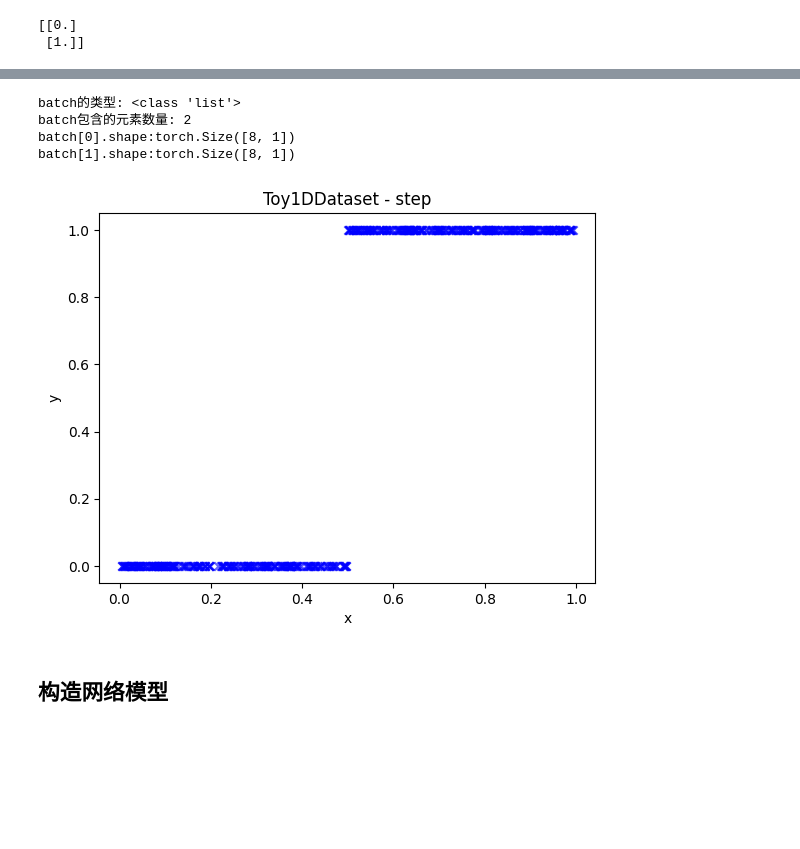
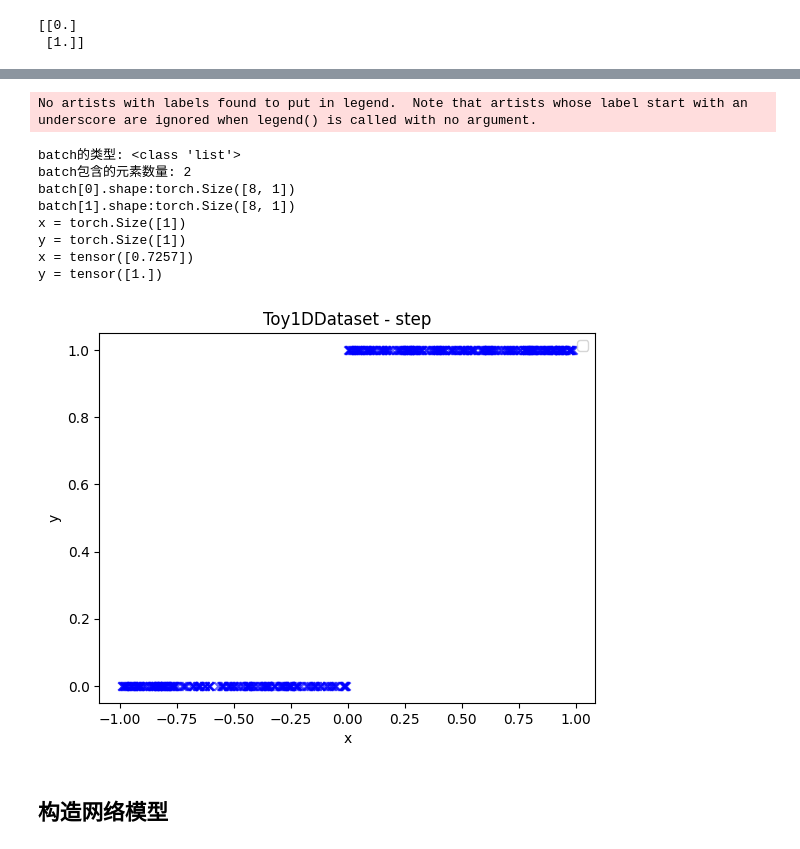
Before and after one commit to Junb0Dong/ibc-torch, a Jupyter notebook: mycode/simplify_2d.ipynb, the cells around one changed output, grey strips where cells are left out. Cells and saved outputs as stored; diff of their text form; code cells hidden in the pictures; blank space fills up the shorter version.

```diff
--- a/mycode/simplify_2d.ipynb
+++ b/mycode/simplify_2d.ipynb
@@ -128,26 +141,49 @@ y = torch.Size([1])
 # %%
-batch = next(iter(test_dataloader))    # 可以更改为test_dataloader查看测试集的shape
+batch = next(iter(test_dataloader))
 
 print("batch的类型:", type(batch))  # data + label
 print("batch包含的元素数量:", len(batch))
 
 for i in range(len(batch)):
     print("batch[{}].shape:{}".format(i, batch[i].shape))
 
+x, y = test_dataset[np.random.randint(len(train_dataset))]
+print("x =", x.shape)
+print("y =", y.shape)
+print("x =", x)
+print("y =", y)
+
 xs = test_dataset.coordinates.flatten()
-ys = test_dataset.targets.flatten()
+ys = test_dataset.targets  # shape (N, 3) for circle_with_line
 
-plt.scatter(xs, ys, marker="x", c="blue", alpha=0.6)
-plt.title(f"Toy1DDataset - {test_dataset_config.mode}")
+plt.figure()
+
+if ys.ndim == 1 or ys.shape[1] == 1:
+    # 普通 1D 情况
+    plt.scatter(xs, ys.flatten(), marker="x", c="blue", alpha=0.6)
+
+else:
+    # 分别绘制 line / upper_arc / lower_arc
+    plt.scatter(xs, ys[:, 0], marker="x", c="black", alpha=0.6, label="line")
+    plt.scatter(xs, ys[:, 1], marker="o", c="blue", alpha=0.6, label="upper arc")
+    plt.scatter(xs, ys[:, 2], marker="o", c="green", alpha=0.6, label="lower arc")
+
+plt.title(f"Toy1DDataset - {train_dataset.mode}")
 plt.xlabel("x")
 plt.ylabel("y")
+plt.legend()
 plt.show()
 # %% [output]
-batch的类型: <class 'list'>
-batch包含的元素数量: 2
-batch[0].shape:torch.Size([8, 1])
-batch[1].shape:torch.Size([8, 1])
+No artists with labels found to put in legend.  Note that artists whose label start with an underscore are ignored when legend() is called with no argument.
+batch的类型: <class 'list'>
+batch包含的元素数量: 2
+batch[0].shape:torch.Size([8, 1])
+batch[1].shape:torch.Size([8, 1])
+x = torch.Size([1])
+y = torch.Size([1])
+x = tensor([0.7257])
+y = tensor([1.])
-[figure, old version]
+[figure, new version]
 # %% [markdown]
 ## 构造网络模型
 # %% [markdown]
```
Also changed, not shown: parts of 9 cells of this notebook, 3 other files.
